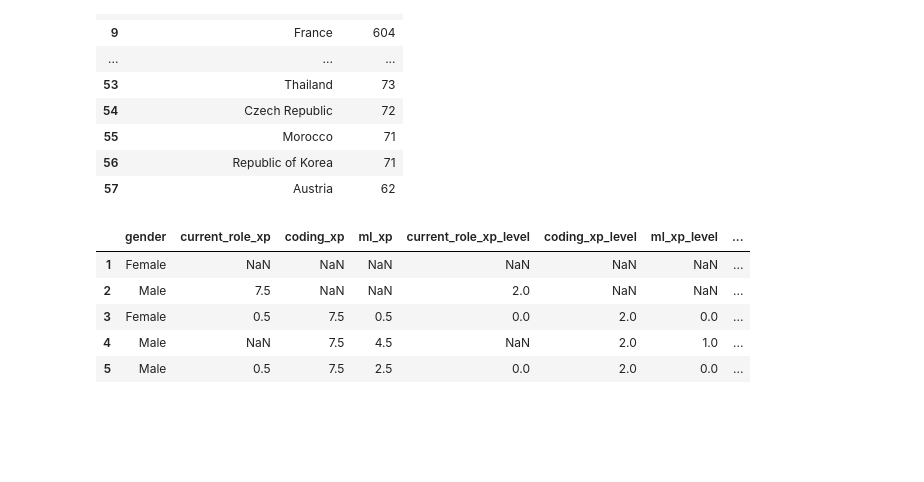
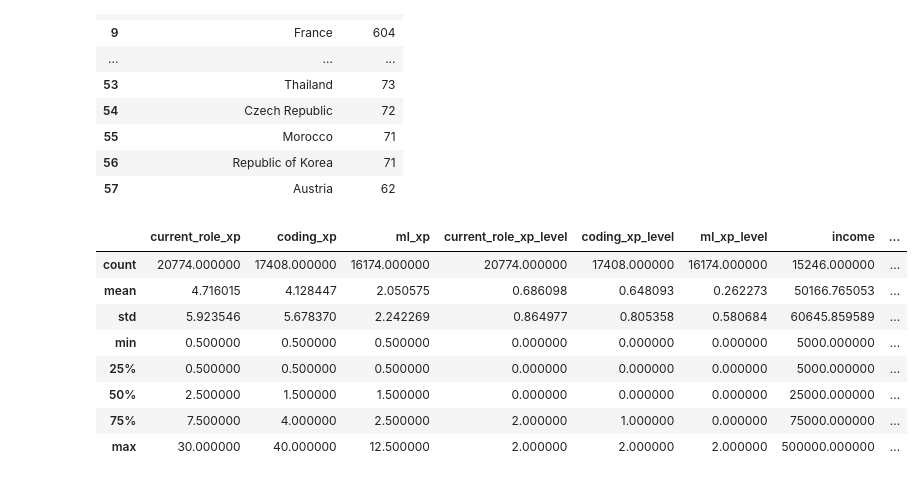
Before and after one commit to lopez-/kaggle_projects, a Jupyter notebook: 2018_survey/2018_survey.ipynb, the cells around one changed output. Cells and saved outputs as stored; diff of their text form; code cells hidden in the pictures; blank space fills up the shorter version.

```diff
--- a/2018_survey/2018_survey.ipynb
+++ b/2018_survey/2018_survey.ipynb
@@ -194,6 +195,16 @@ def convert_xp(xp, return_type):
             return 2
     else:
         return None
+# %%
+def convert_age(age):
+    if age == '80+':
+        return 80
+    else:
+        try:
+            a, b = age.split('-')
+            return (int(a)+int(b))/2
+        except:
+            return None
 # %%
 df = pd.DataFrame()
 # %%
@@ -205,13 +216,21 @@ df['current_role_xp_level'] = multiple_choice.Q8.apply(convert_xp, args = ('seni
 df['coding_xp_level'] = multiple_choice.Q24.apply(convert_xp, args = ('seniority level',))
 df['ml_xp_level'] = multiple_choice.Q25.apply(convert_xp, args = ('seniority level',))
 df['income'] = multiple_choice.Q9.apply(convert_salary)
+df['geography'] = multiple_choice.Q3
+df['original_age'] = multiple_choice.Q2
+df['age'] = multiple_choice.Q2.apply(convert_age)
+# %%
+df = df[df.gender.isin(['Male', 'Female'])]
 # %%
-df.head()
+df.describe()
 # %% [output]
-|  | gender | current_role_xp | coding_xp | ml_xp | current_role_xp_level | coding_xp_level | ml_xp_level | ... |
-| 1 | Female | NaN | NaN | NaN | NaN | NaN | NaN | ... |
-| 2 | Male | 7.5 | NaN | NaN | 2.0 | NaN | NaN | ... |
-| 3 | Female | 0.5 | 7.5 | 0.5 | 0.0 | 2.0 | 0.0 | ... |
-| 4 | Male | NaN | 7.5 | 4.5 | NaN | 2.0 | 1.0 | ... |
-| 5 | Male | 0.5 | 7.5 | 2.5 | 0.0 | 2.0 | 0.0 | ... |
+|  | current_role_xp | coding_xp | ml_xp | current_role_xp_level | coding_xp_level | ml_xp_level | income | ... |
+| count | 20774.000000 | 17408.000000 | 16174.000000 | 20774.000000 | 17408.000000 | 16174.000000 | 15246.000000 | ... |
+| mean | 4.716015 | 4.128447 | 2.050575 | 0.686098 | 0.648093 | 0.262273 | 50166.765053 | ... |
+| std | 5.923546 | 5.678370 | 2.242269 | 0.864977 | 0.805358 | 0.580684 | 60645.859589 | ... |
+| min | 0.500000 | 0.500000 | 0.500000 | 0.000000 | 0.000000 | 0.000000 | 5000.000000 | ... |
+| 25% | 0.500000 | 0.500000 | 0.500000 | 0.000000 | 0.000000 | 0.000000 | 5000.000000 | ... |
+| 50% | 2.500000 | 1.500000 | 1.500000 | 0.000000 | 0.000000 | 0.000000 | 25000.000000 | ... |
+| 75% | 7.500000 | 4.000000 | 2.500000 | 2.000000 | 1.000000 | 0.000000 | 75000.000000 | ... |
+| max | 30.000000 | 40.000000 | 12.500000 | 2.000000 | 2.000000 | 2.000000 | 500000.000000 | ... |
 # %%
```
Also changed, not shown: parts of 17 cells of this notebook.
